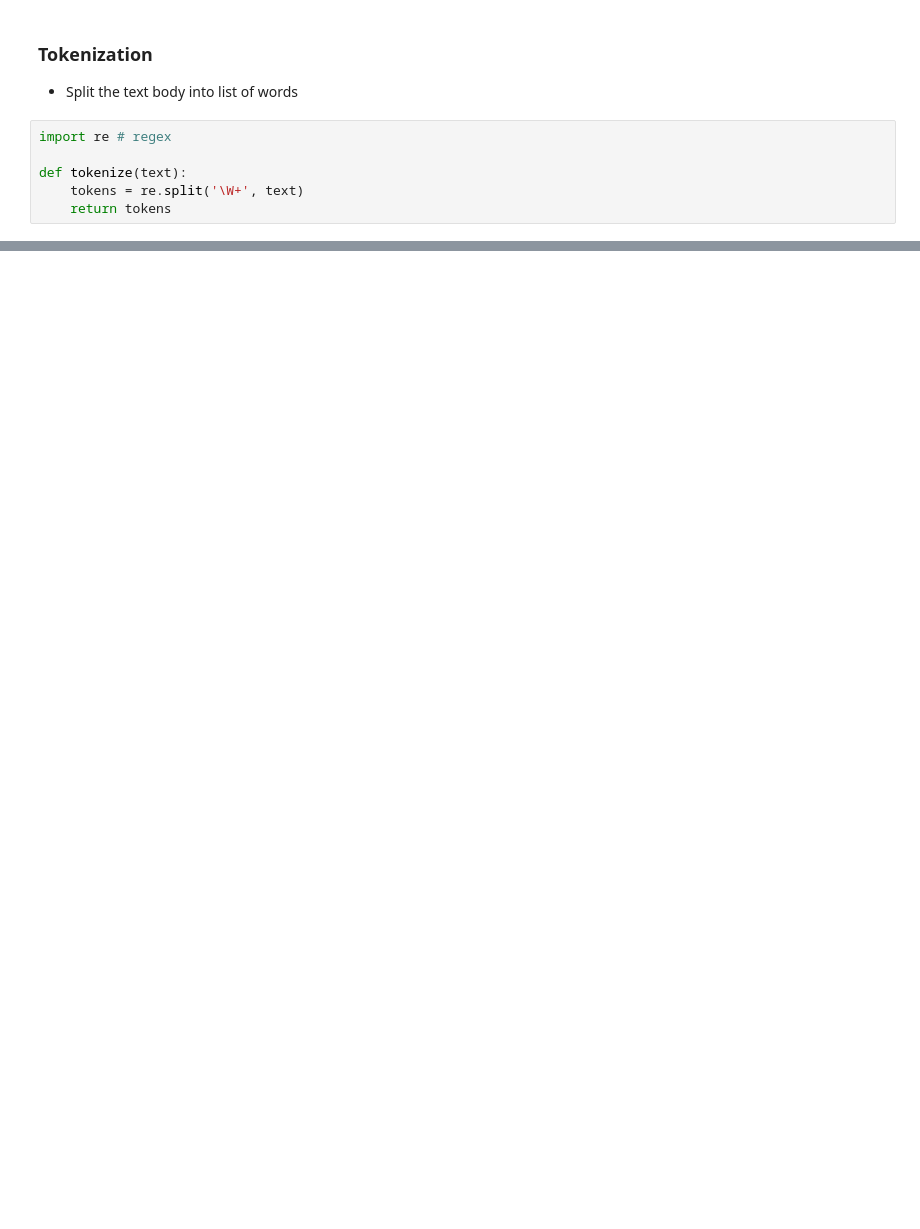
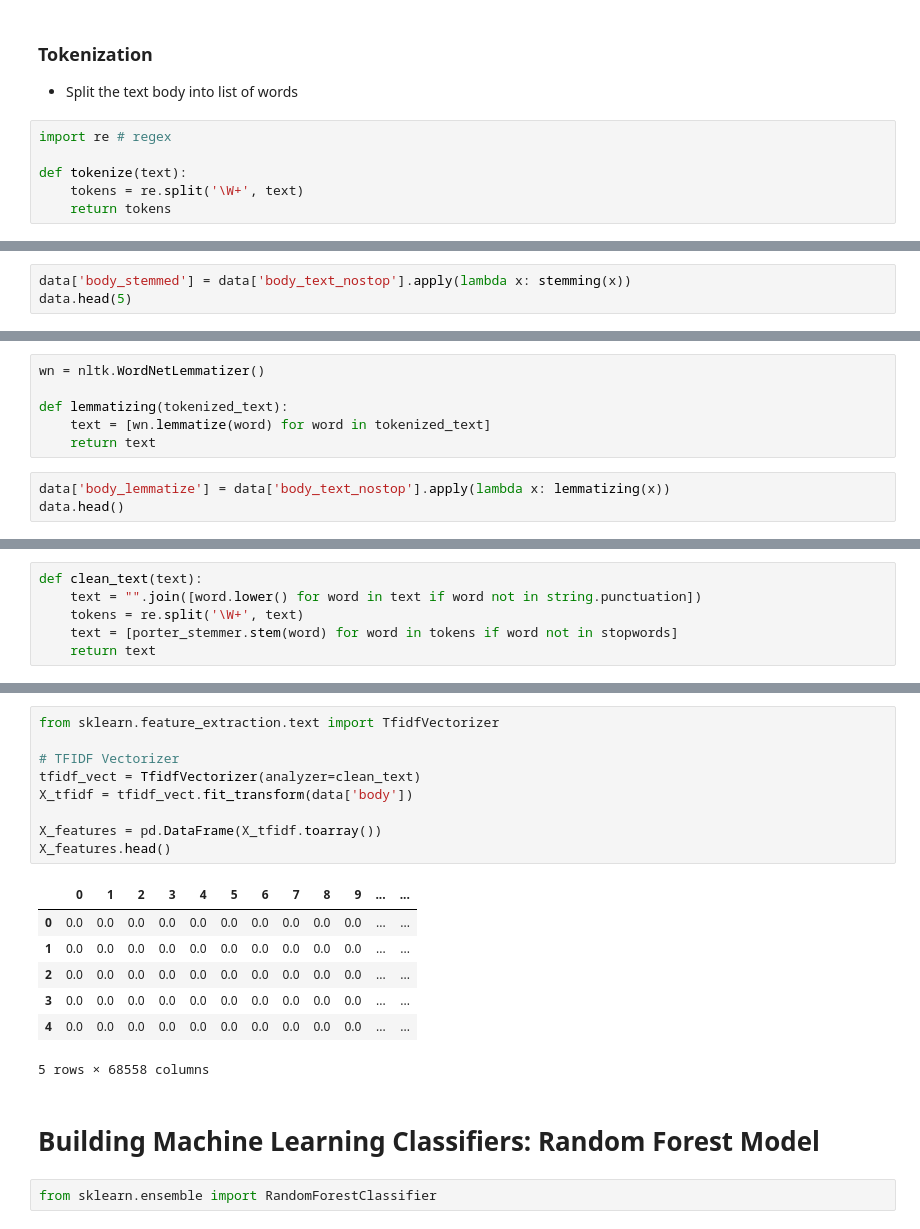
Before and after one commit to casanas10/sentiment_analysis_movie_review, a Jupyter notebook: Sentiment_Analysis.ipynb, the cells around one changed output, grey strips where cells are left out. Saved outputs shown, nothing was run; the diff lists cells and outputs as text; blank space fills up the shorter version.

```diff
--- a/Sentiment_Analysis.ipynb
+++ b/Sentiment_Analysis.ipynb
@@ -171,0 +472,3 @@ data.head()
+# %%
+data['body_stemmed'] = data['body_text_nostop'].apply(lambda x: stemming(x))
+data.head(5)
@@ -171,0 +486,9 @@ data.head()
+# %%
+wn = nltk.WordNetLemmatizer()
+
+def lemmatizing(tokenized_text):
+    text = [wn.lemmatize(word) for word in tokenized_text]
+    return text
+# %%
+data['body_lemmatize'] = data['body_text_nostop'].apply(lambda x: lemmatizing(x))
+data.head()
@@ -171,0 +508,6 @@ data.head()
+# %%
+def clean_text(text):
+    text = "".join([word.lower() for word in text if word not in string.punctuation])
+    tokens = re.split('\W+', text)
+    text = [porter_stemmer.stem(word) for word in tokens if word not in stopwords]
+    return text
@@ -171,0 +525,21 @@ data.head()
+# %%
+from sklearn.feature_extraction.text import TfidfVectorizer
+
+# TFIDF Vectorizer
+tfidf_vect = TfidfVectorizer(analyzer=clean_text)
+X_tfidf = tfidf_vect.fit_transform(data['body'])
+
+X_features = pd.DataFrame(X_tfidf.toarray())
+X_features.head()
+# %% [output]
+|  | 0 | 1 | 2 | 3 | 4 | 5 | 6 | 7 | 8 | 9 | ... | ... |
+| 0 | 0.0 | 0.0 | 0.0 | 0.0 | 0.0 | 0.0 | 0.0 | 0.0 | 0.0 | 0.0 | ... | ... |
+| 1 | 0.0 | 0.0 | 0.0 | 0.0 | 0.0 | 0.0 | 0.0 | 0.0 | 0.0 | 0.0 | ... | ... |
+| 2 | 0.0 | 0.0 | 0.0 | 0.0 | 0.0 | 0.0 | 0.0 | 0.0 | 0.0 | 0.0 | ... | ... |
+| 3 | 0.0 | 0.0 | 0.0 | 0.0 | 0.0 | 0.0 | 0.0 | 0.0 | 0.0 | 0.0 | ... | ... |
+| 4 | 0.0 | 0.0 | 0.0 | 0.0 | 0.0 | 0.0 | 0.0 | 0.0 | 0.0 | 0.0 | ... | ... |
+5 rows × 68558 columns
+# %% [markdown]
+# Building Machine Learning Classifiers: Random Forest Model
+# %%
+from sklearn.ensemble import RandomForestClassifier
```
Also changed, not shown: parts of 49 cells of this notebook, 1 other file.
